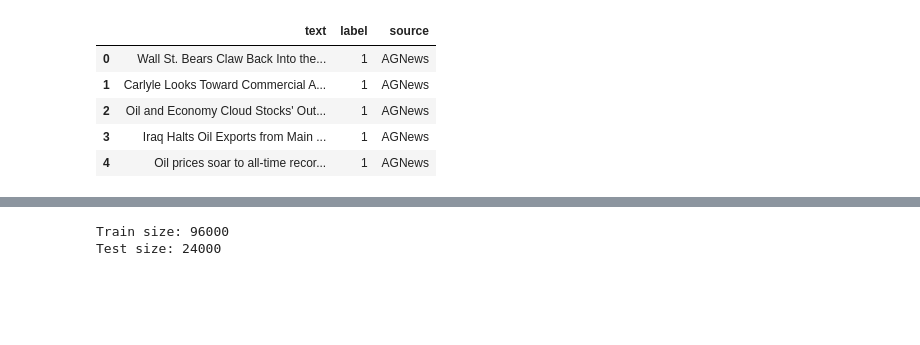
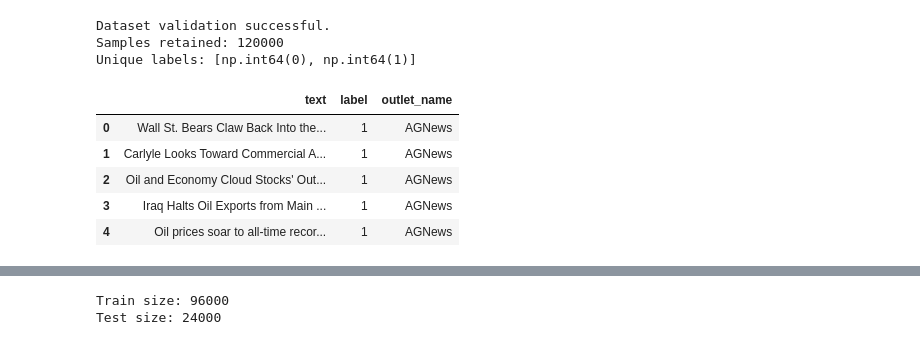
Before and after one commit to kolianedgar/Predicting-the-Political-Leaning-of-the-Media-Outlet-from-Article-Text, a Jupyter notebook: notebooks/02_article_classification.ipynb, the cells around one changed output, grey strips where cells are left out. Drawn from its saved outputs; the diff is of its cells as text; code cells hidden in the pictures; blank space fills up the shorter version.

```diff
--- a/notebooks/02_article_classification.ipynb
+++ b/notebooks/02_article_classification.ipynb
@@ -38,22 +70,28 @@ from src.utils import results_to_df
 # %%
-# Load AG News
+# Load AG News dataset
 dataset = load_dataset("ag_news")
+
 df_raw = dataset["train"].to_pandas()
 
-# Convert to binary
-df_raw["label"] = df_raw["label"].apply(lambda x: 0 if x < 2 else 1)
+# Convert to binary labels
+df_raw["label"] = df_raw["label"].apply(
+    lambda x: 0 if x < 2 else 1
+)
 
-# Use your abstraction
+# Standardize dataset structure
 df = load_external_dataframe(
     df_raw,
     text_col="text",
     label_col="label",
     source_name="AGNews"
 )
 
 df.head()
 # %% [output]
+Dataset validation successful.
+Samples retained: 120000
+Unique labels: [np.int64(0), np.int64(1)]
-|  | text | label | source |
+|  | text | label | outlet_name |
 | 0 | Wall St. Bears Claw Back Into the... | 1 | AGNews |
 | 1 | Carlyle Looks Toward Commercial A... | 1 | AGNews |
 | 2 | Oil and Economy Cloud Stocks' Out... | 1 | AGNews |
```
Also changed, not shown: parts of 24 cells of this notebook, 3 other files.
